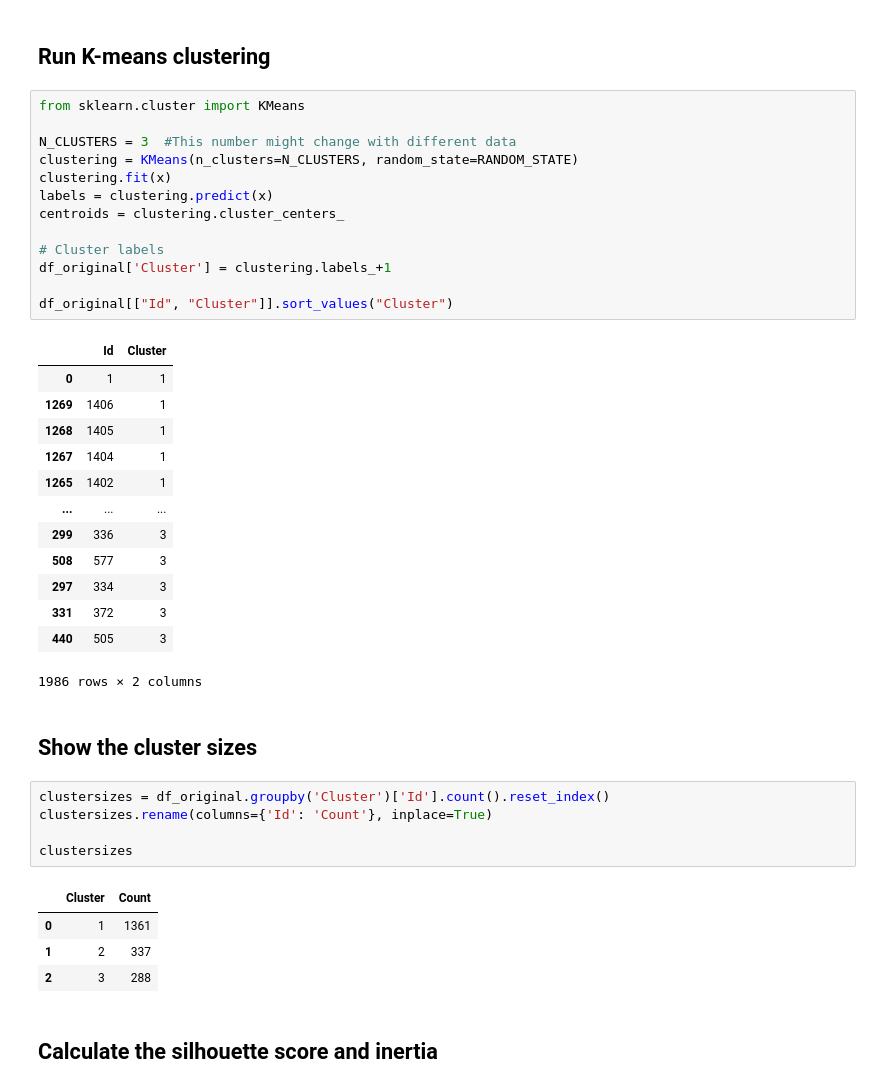
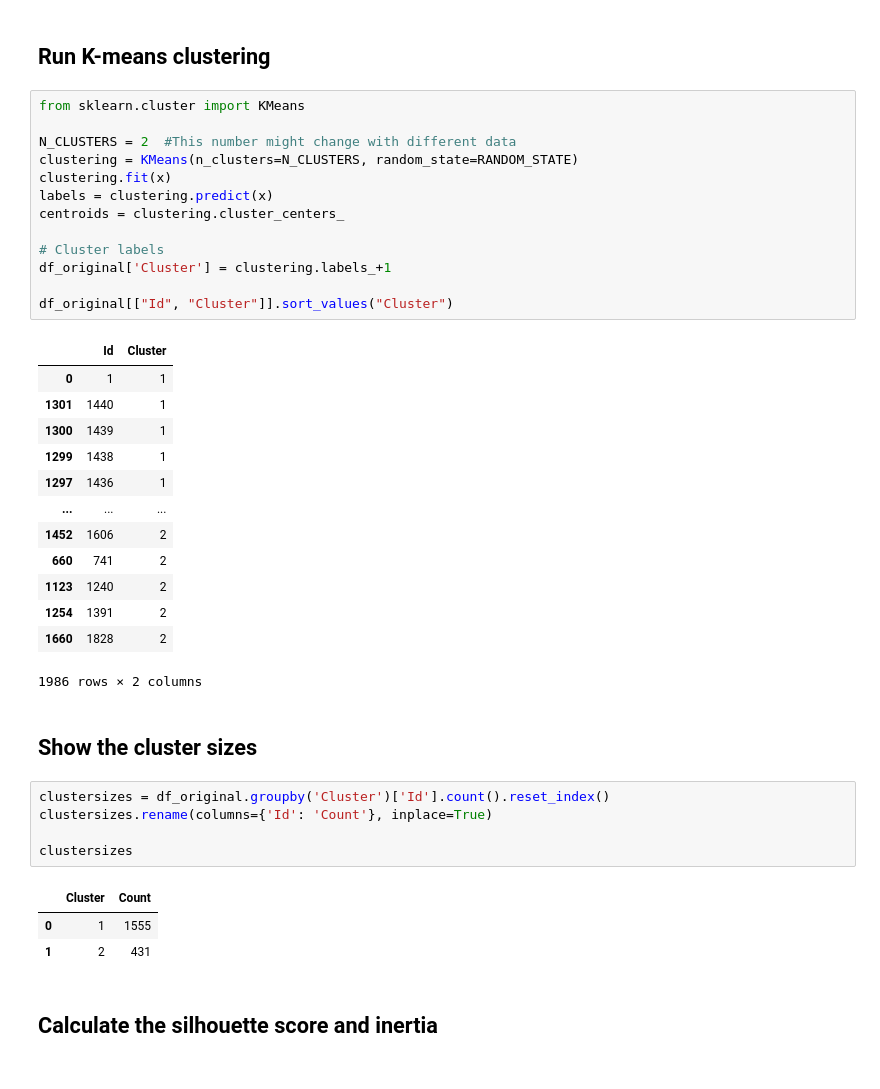
Before and after one commit to luisguareschi/group-project-ml-1, a Jupyter notebook: segmentation-lg.ipynb, the cells around one changed output. Saved outputs shown, nothing was run; the diff lists cells and outputs as text.

Commit message:
Changed number of clusters to 2

```diff
--- a/segmentation-lg.ipynb
+++ b/segmentation-lg.ipynb
@@ -204,29 +204,29 @@ plt.show()
 # %%
 from sklearn.cluster import KMeans
 
-N_CLUSTERS = 3  #This number might change with different data
+N_CLUSTERS = 2  #This number might change with different data
 clustering = KMeans(n_clusters=N_CLUSTERS, random_state=RANDOM_STATE)
 clustering.fit(x)
 labels = clustering.predict(x)
 centroids = clustering.cluster_centers_
 
 # Cluster labels
 df_original['Cluster'] = clustering.labels_+1
 
 df_original[["Id", "Cluster"]].sort_values("Cluster")
 # %% [output]
 |  | Id | Cluster |
 | 0 | 1 | 1 |
-| 1269 | 1406 | 1 |
-| 1268 | 1405 | 1 |
-| 1267 | 1404 | 1 |
-| 1265 | 1402 | 1 |
+| 1301 | 1440 | 1 |
+| 1300 | 1439 | 1 |
+| 1299 | 1438 | 1 |
+| 1297 | 1436 | 1 |
 | ... | ... | ... |
-| 299 | 336 | 3 |
-| 508 | 577 | 3 |
-| 297 | 334 | 3 |
-| 331 | 372 | 3 |
-| 440 | 505 | 3 |
+| 1452 | 1606 | 2 |
+| 660 | 741 | 2 |
+| 1123 | 1240 | 2 |
+| 1254 | 1391 | 2 |
+| 1660 | 1828 | 2 |
 1986 rows × 2 columns
 # %% [markdown]
 ## Show the cluster sizes
@@ -237,9 +237,8 @@ clustersizes.rename(columns={'Id': 'Count'}, inplace=True)
 clustersizes
 # %% [output]
 |  | Cluster | Count |
-| 0 | 1 | 1361 |
-| 1 | 2 | 337 |
-| 2 | 3 | 288 |
+| 0 | 1 | 1555 |
+| 1 | 2 | 431 |
 # %% [markdown]
 ## Calculate the silhouette score and inertia
 # %%
```
Also changed, not shown: parts of 2 cells of this notebook.
